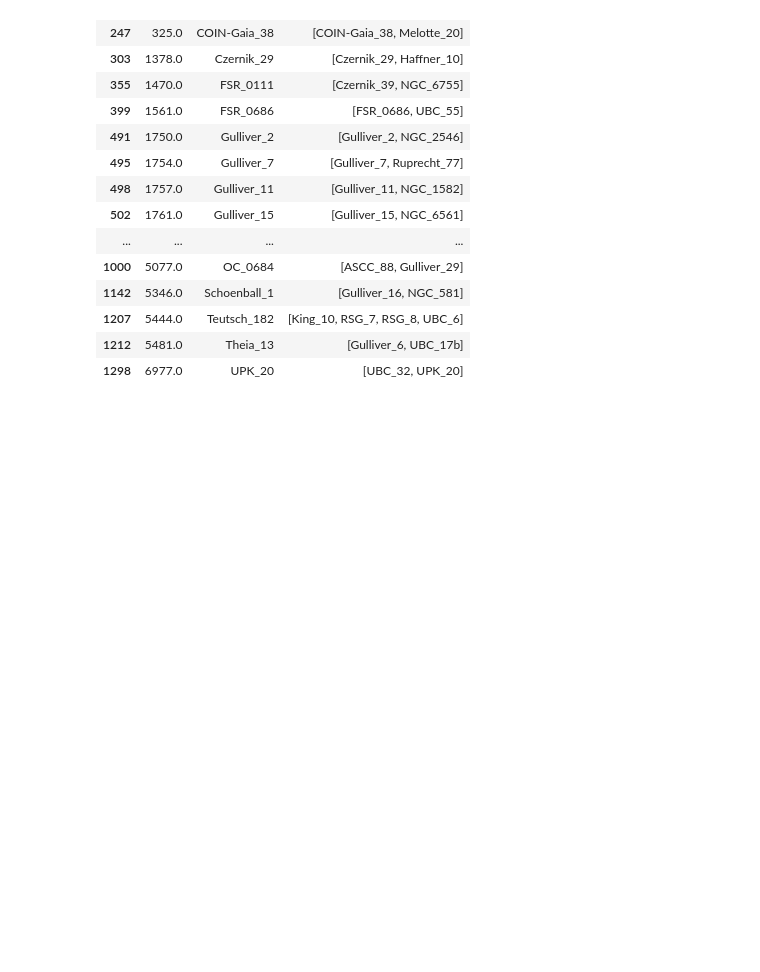
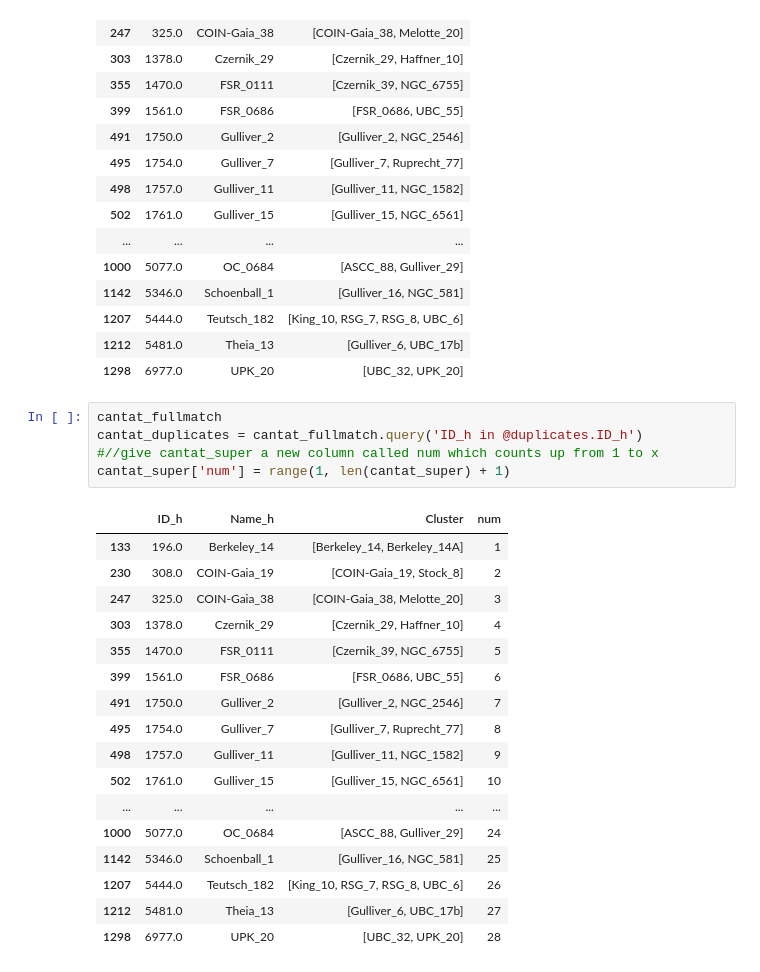
Before and after one commit to jpbatleidenuniv/BRP, a Jupyter notebook: Notebooks/crossmatchingtest.ipynb, the cells around one changed output. Cells and saved outputs as stored; diff of their text form; blank space fills up the shorter version.

```diff
--- a/Notebooks/crossmatchingtest.ipynb
+++ b/Notebooks/crossmatchingtest.ipynb
@@ -131,3 +130,26 @@ Now we see that that the literature clusters are grouped in a list
 | 1207 | 5444.0 | Teutsch_182 | [King_10, RSG_7, RSG_8, UBC_6] |
 | 1212 | 5481.0 | Theia_13 | [Gulliver_6, UBC_17b] |
 | 1298 | 6977.0 | UPK_20 | [UBC_32, UPK_20] |
+# %%
+cantat_fullmatch
+cantat_duplicates = cantat_fullmatch.query('ID_h in @duplicates.ID_h')
+#//give cantat_super a new column called num which counts up from 1 to x
+cantat_super['num'] = range(1, len(cantat_super) + 1)
+# %% [output]
+|  | ID_h | Name_h | Cluster | num |
+| 133 | 196.0 | Berkeley_14 | [Berkeley_14, Berkeley_14A] | 1 |
+| 230 | 308.0 | COIN-Gaia_19 | [COIN-Gaia_19, Stock_8] | 2 |
+| 247 | 325.0 | COIN-Gaia_38 | [COIN-Gaia_38, Melotte_20] | 3 |
+| 303 | 1378.0 | Czernik_29 | [Czernik_29, Haffner_10] | 4 |
+| 355 | 1470.0 | FSR_0111 | [Czernik_39, NGC_6755] | 5 |
+| 399 | 1561.0 | FSR_0686 | [FSR_0686, UBC_55] | 6 |
+| 491 | 1750.0 | Gulliver_2 | [Gulliver_2, NGC_2546] | 7 |
+| 495 | 1754.0 | Gulliver_7 | [Gulliver_7, Ruprecht_77] | 8 |
+| 498 | 1757.0 | Gulliver_11 | [Gulliver_11, NGC_1582] | 9 |
+| 502 | 1761.0 | Gulliver_15 | [Gulliver_15, NGC_6561] | 10 |
+| ... | ... | ... | ... | ... |
+| 1000 | 5077.0 | OC_0684 | [ASCC_88, Gulliver_29] | 24 |
+| 1142 | 5346.0 | Schoenball_1 | [Gulliver_16, NGC_581] | 25 |
+| 1207 | 5444.0 | Teutsch_182 | [King_10, RSG_7, RSG_8, UBC_6] | 26 |
+| 1212 | 5481.0 | Theia_13 | [Gulliver_6, UBC_17b] | 27 |
+| 1298 | 6977.0 | UPK_20 | [UBC_32, UPK_20] | 28 |
```
Also changed, not shown: parts of 1 cell of this notebook.
